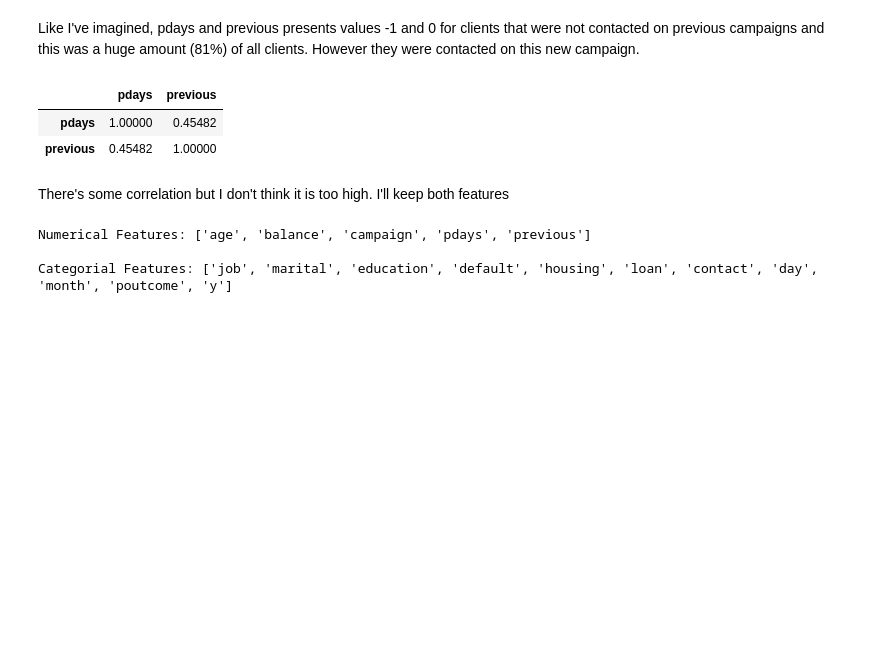
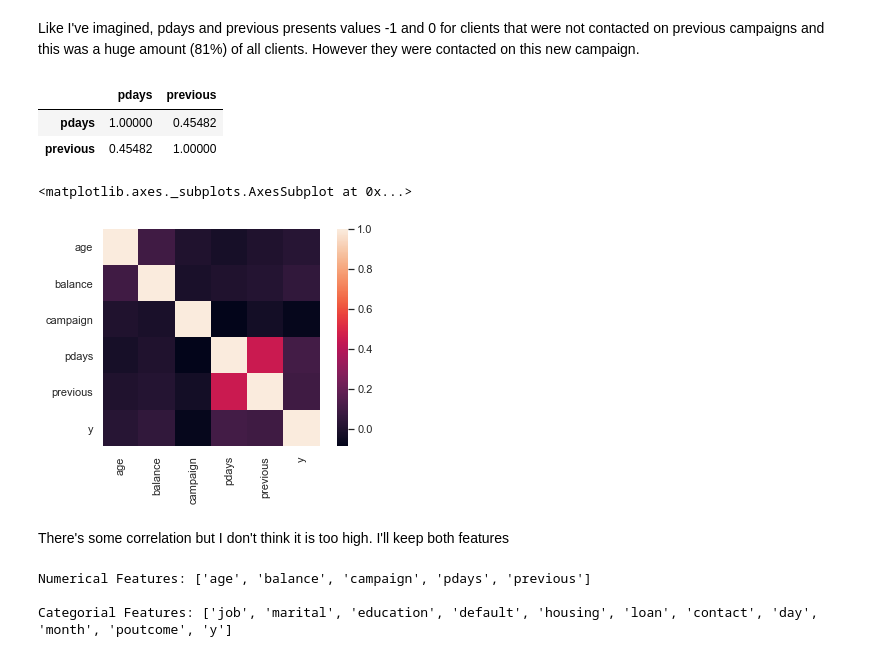
Before and after one commit to nataliablock/bank_marketing_prediction, a Jupyter notebook: bank_marketing_pred.ipynb, the cells around one changed output. Drawn from its saved outputs; the diff is of its cells as text; code cells hidden in the pictures; blank space fills up the shorter version.

```diff
--- a/bank_marketing_pred.ipynb
+++ b/bank_marketing_pred.ipynb
@@ -482,6 +487,14 @@ corr
 |  | pdays | previous |
 | pdays | 1.00000 | 0.45482 |
 | previous | 0.45482 | 1.00000 |
+# %%
+#Correlation with numerical  features
+
+sns.heatmap(bank[['age','balance', 'campaign',
+                       'pdays','previous','y']].corr(),vmax=1., square=True)
+# %% [output]
+<matplotlib.axes._subplots.AxesSubplot at 0x...>
+[figure, added]
 # %%
 #Replacing -1 to zero on pdays
 bank['pdays']=bank['pdays'].replace(-1,0)
```
Also changed, not shown: parts of 32 cells of this notebook.
